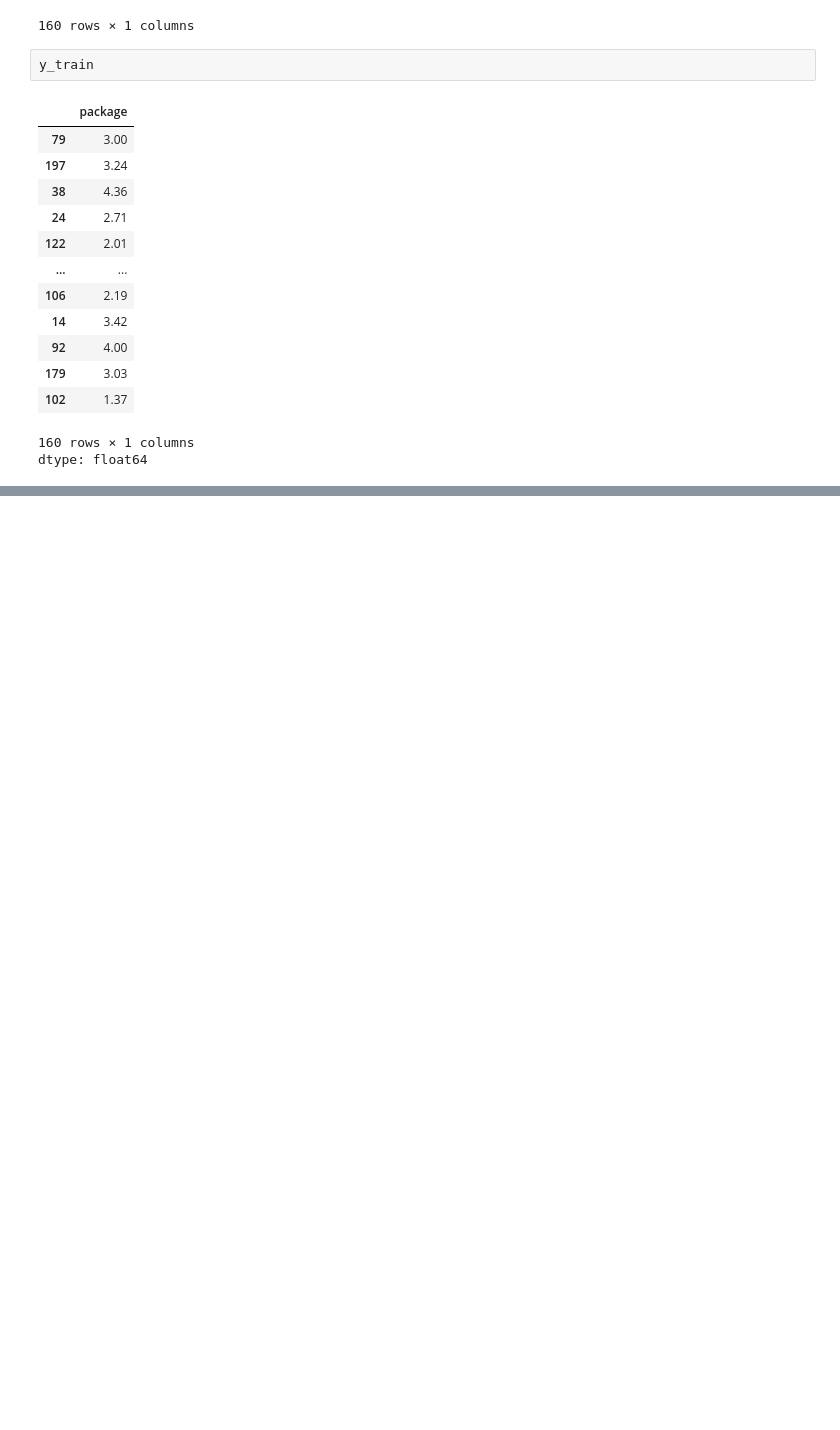
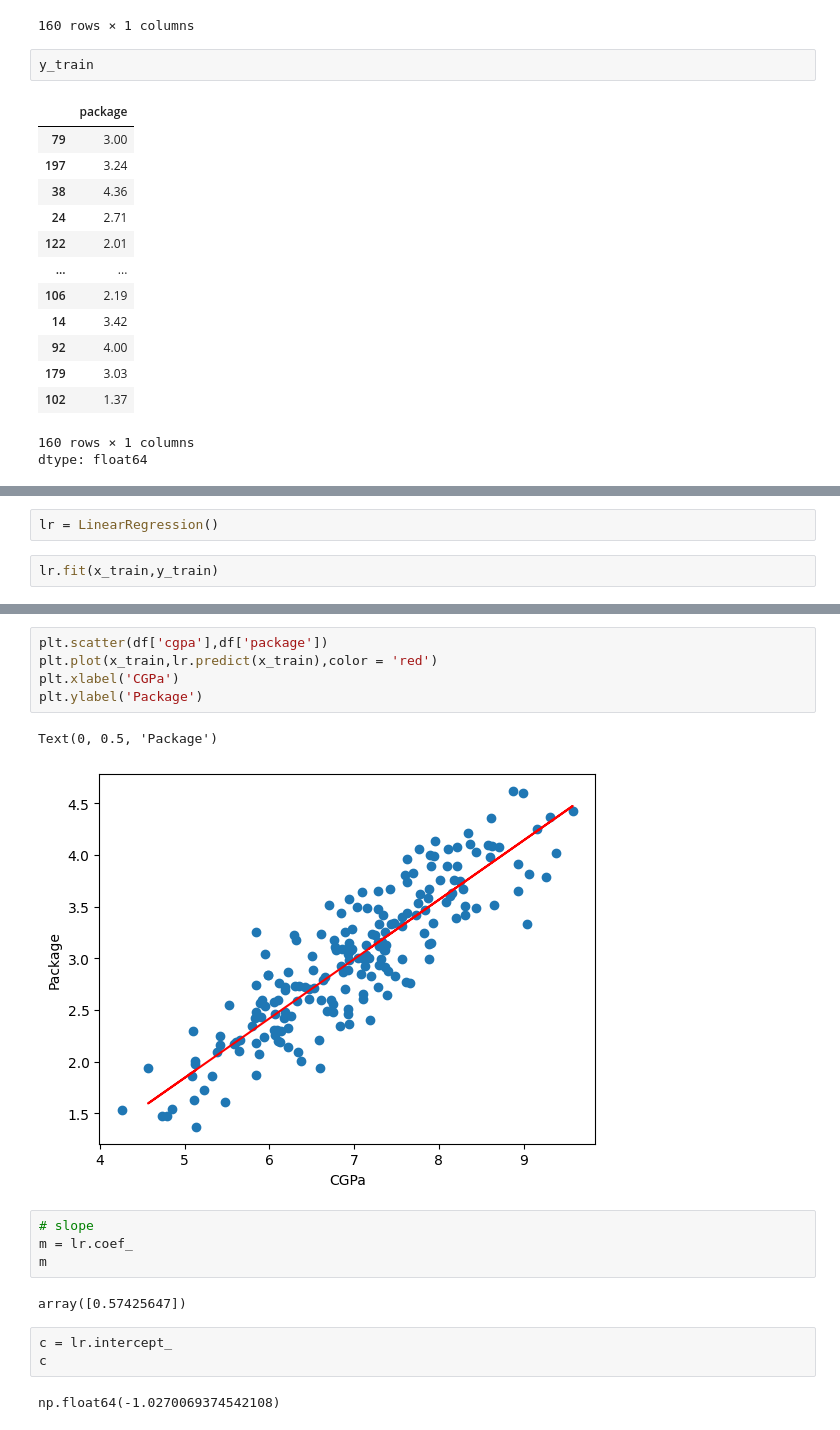
Before and after one commit to Swapn2/Data-Science-Learnings, a Jupyter notebook: simpler_linear_regression.ipynb, the cells around one changed output, grey strips where cells are left out. Saved outputs shown, nothing was run; the diff lists cells and outputs as text; blank space fills up the shorter version.

```diff
--- a/simpler_linear_regression.ipynb
+++ b/simpler_linear_regression.ipynb
@@ -100,0 +99,4 @@ from sklearn.linear_model import
+# %%
+lr = LinearRegression()
+# %%
+lr.fit(x_train,y_train)
@@ -100,0 +140,19 @@ from sklearn.linear_model import
+# %%
+plt.scatter(df['cgpa'],df['package'])
+plt.plot(x_train,lr.predict(x_train),color = 'red')
+plt.xlabel('CGPa')
+plt.ylabel('Package')
+# %% [output]
+Text(0, 0.5, 'Package')
+[figure, added]
+# %%
+# slope
+m = lr.coef_
+m
+# %% [output]
+array([0.57425647])
+# %%
+c = lr.intercept_
+c
+# %% [output]
+np.float64(-1.0270069374542108)
```
Also changed, not shown: parts of 12 cells of this notebook.
